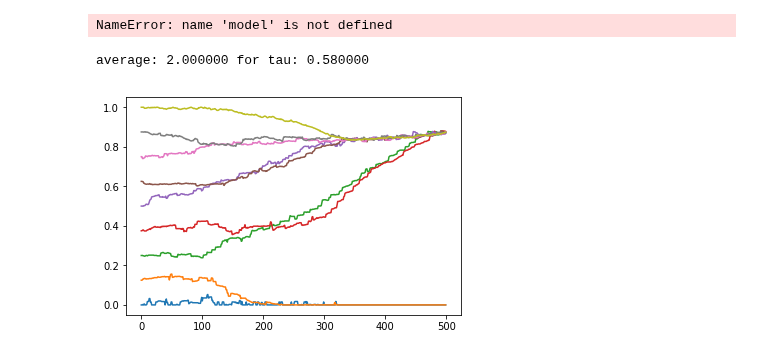
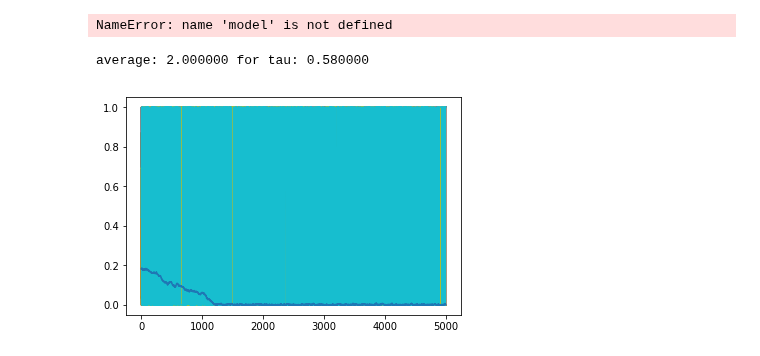
Before and after one commit to rodenmonte/MesaOpinionGame, a Jupyter notebook: Opinions.ipynb, the cells around one changed output. Cells and saved outputs as stored; diff of their text form; code cells hidden in the pictures.

```diff
--- a/Opinions.ipynb
+++ b/Opinions.ipynb
@@ -9,7 +9,7 @@ import neighbors
 from opinions import OpinionModel
 # %%
 models = []
-num_models = 50
+num_models = 3
 #potential_values = np.linspace(0, 1, num_models)
 for i in range(num_models):
     nsteps=200
@@ -178,44 +183,44 @@ while tau < .76:
     #potential_values = np.linspace(0, 1, num_models)
     for i in range(num_models):
         #Setup neighbors
-        weights = UF_read.read('neighborhood_matrices/cage4.mat')
-        nsteps=500
-        nagents= len(weights)
+        weights = UF_read.read('neighborhood_matrices/lns_131.mat')
+        nsteps=5000
+
         neighborhood = neighbors.weight_to_neighbors(weights)
-
+        nagents= len(neighborhood)
         #setup initial opinions
         linspaced = np.linspace(0, 1, nagents).tolist()
-        opinions = [[i] for i in linspaced]
+        #opinions = [[i] for i in linspaced]
 
-        #opinions = [[np.random.rand()] for i in range(nagents)]
+        opinions = [[np.random.rand()] for i in range(nagents)]
         #Also try potentials.tent(.5), potentials.tent(.3, .7), potentials.gaussian(), potentials.simple()...
 
         #Potentials and coupling
-        pots = [potentials.tent(tau) for i in range(nagents)]
+        pots = [potentials.simple() for i in range(nagents)]
         coupling = [[1]]
         model = OpinionModel(nagents, neighborhood, weights, opinions, pots, coupling, 'pairwise')
         models.append(model)
     for model in models:
-        model.ALPHA = .02
+        model.ALPHA = .001
         model.run(nsteps)
     agent_opinions = []
     for model in models:
         agent_opinion = model.datacollector.get_agent_vars_dataframe()
         agent_opinions.append(agent_opinion)
     x=agent_opinions[0].Opinion0.as_matrix().reshape((nsteps, nagents))
     plt.plot(x);
     from analysis import opinions_clusters
     from analysis import num_clusters
     sum = 0
     for i in range(num_models):
         for j in range(len(opinions[0])):
             #print("Model %d Opinion %d:" % (i, j))
             #print(num_clusters(models[i], .4)[j])
             sum += num_clusters(models[i], .4)[j]
 
     #print(sum)
     print("average: %f for tau: %f" %(float(sum) / float(num_models), tau))
     tau = .76
 # %% [output]
 average: 2.000000 for tau: 0.580000
-[figure, old version]
+[figure, new version]
```
Also changed, not shown: parts of 5 cells of this notebook, 16 other files.
